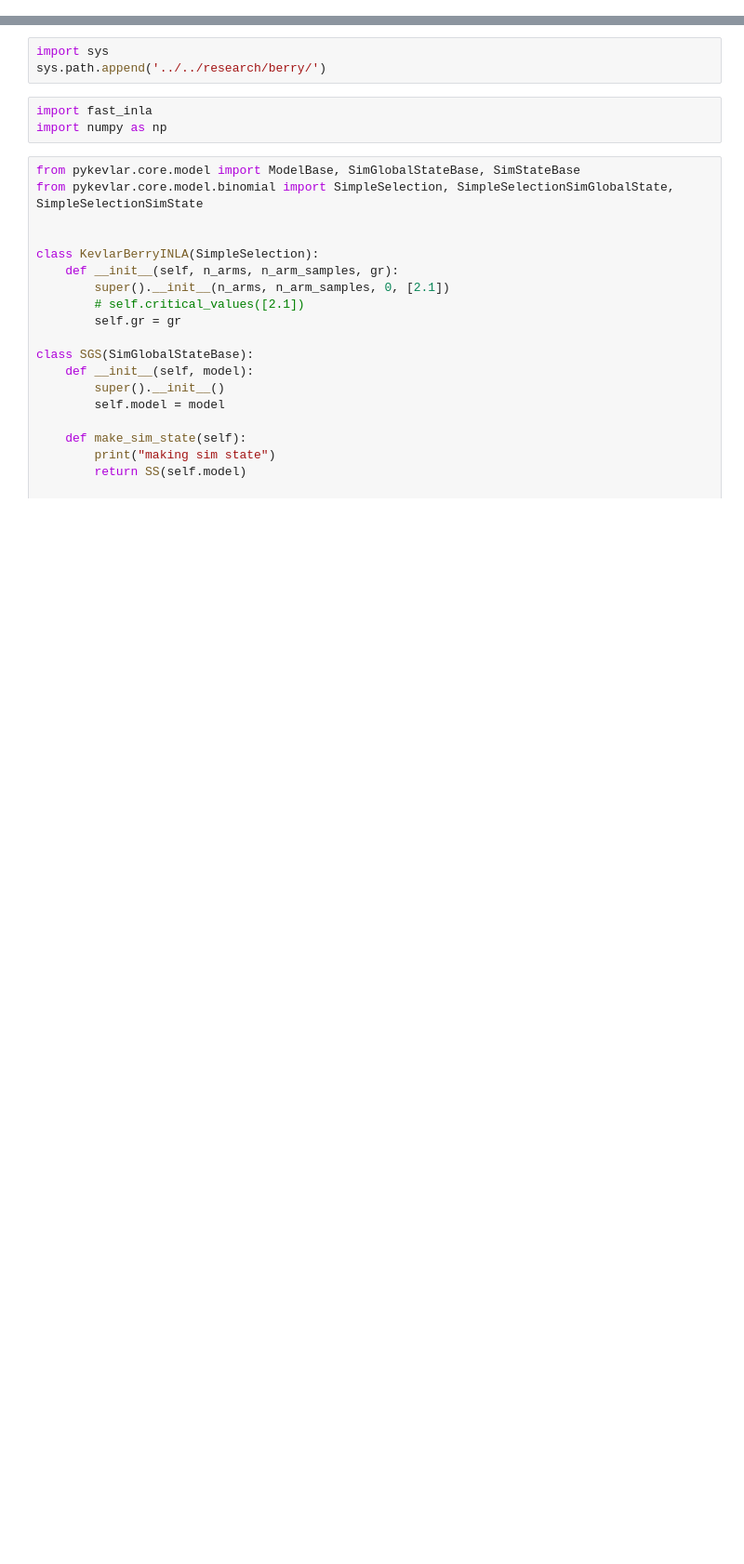
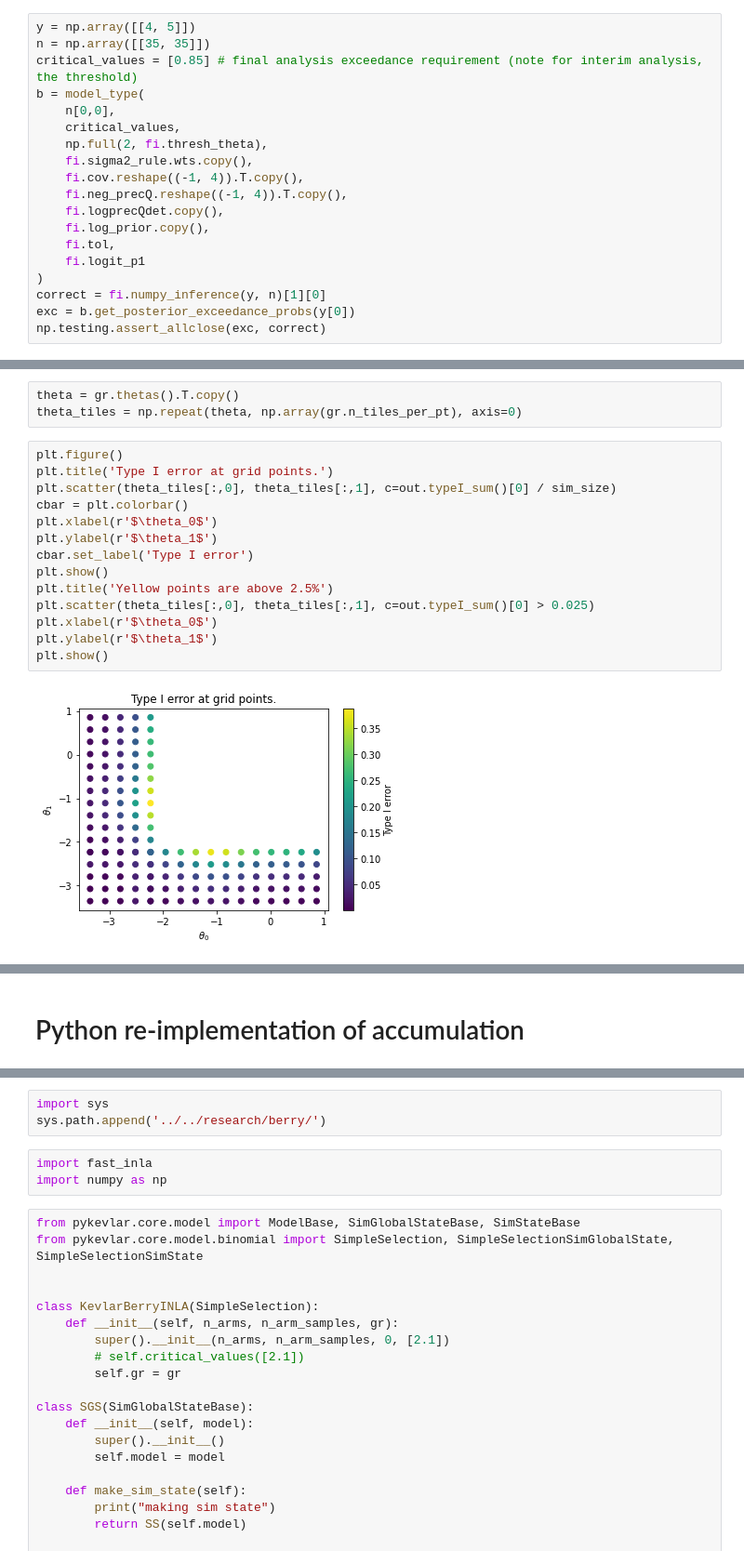
Before and after one commit to Confirm-Solutions/imprint, a Jupyter notebook: python/example/berry_inla_py.ipynb, the cells around one changed output, grey strips where cells are left out. Shown at 93% size. Cells and saved outputs as stored; diff of their text form; blank space fills up the shorter version.

Commit message:
Python implementation of accumulation.

```diff
--- a/python/example/berry_inla_py.ipynb
+++ b/python/example/berry_inla_py.ipynb
@@ -0,0 +69,19 @@
+# %%
+y = np.array([[4, 5]])
+n = np.array([[35, 35]])
+critical_values = [0.85] # final analysis exceedance requirement (note for interim analysis, the threshold)
+b = model_type(
+    n[0,0],
+    critical_values,
+    np.full(2, fi.thresh_theta),
+    fi.sigma2_rule.wts.copy(),
+    fi.cov.reshape((-1, 4)).T.copy(),
+    fi.neg_precQ.reshape((-1, 4)).T.copy(),
+    fi.logprecQdet.copy(),
+    fi.log_prior.copy(),
+    fi.tol,
+    fi.logit_p1
+)
+correct = fi.numpy_inference(y, n)[1][0]
+exc = b.get_posterior_exceedance_probs(y[0])
+np.testing.assert_allclose(exc, correct)
@@ -0,0 +96,19 @@
+# %%
+theta = gr.thetas().T.copy()
+theta_tiles = np.repeat(theta, np.array(gr.n_tiles_per_pt), axis=0)
+# %%
+plt.figure()
+plt.title('Type I error at grid points.')
+plt.scatter(theta_tiles[:,0], theta_tiles[:,1], c=out.typeI_sum()[0] / sim_size)
+cbar = plt.colorbar()
+plt.xlabel(r'$\theta_0$')
+plt.ylabel(r'$\theta_1$')
+cbar.set_label('Type I error')
+plt.show()
+plt.title('Yellow points are above 2.5%')
+plt.scatter(theta_tiles[:,0], theta_tiles[:,1], c=out.typeI_sum()[0] > 0.025)
+plt.xlabel(r'$\theta_0$')
+plt.ylabel(r'$\theta_1$')
+plt.show()
+# %% [output]
+[figure, added]
@@ -0,0 +116,2 @@
+# %% [markdown]
+# Python re-implementation of accumulation
```
Also changed, not shown: parts of 16 cells of this notebook, 8 other files.
